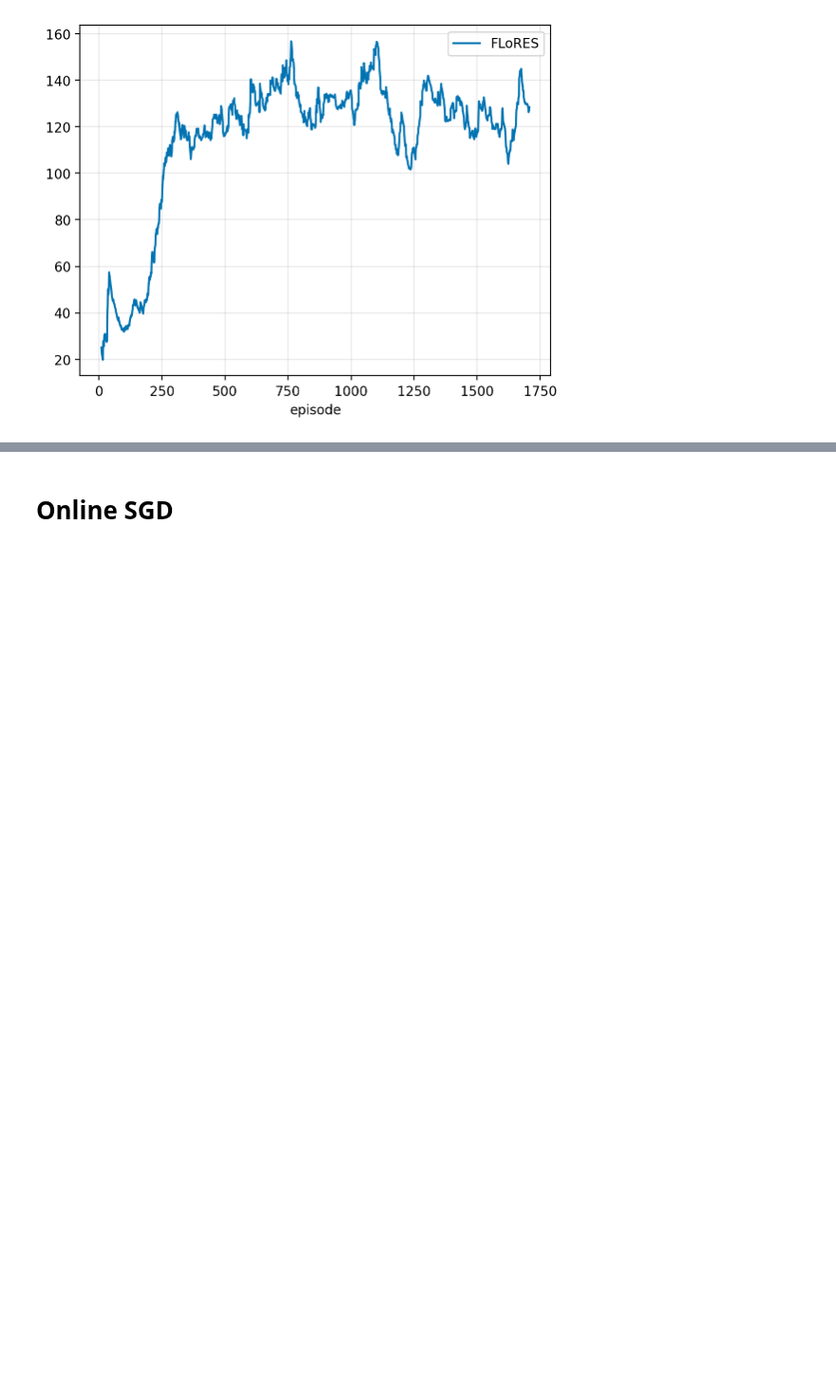
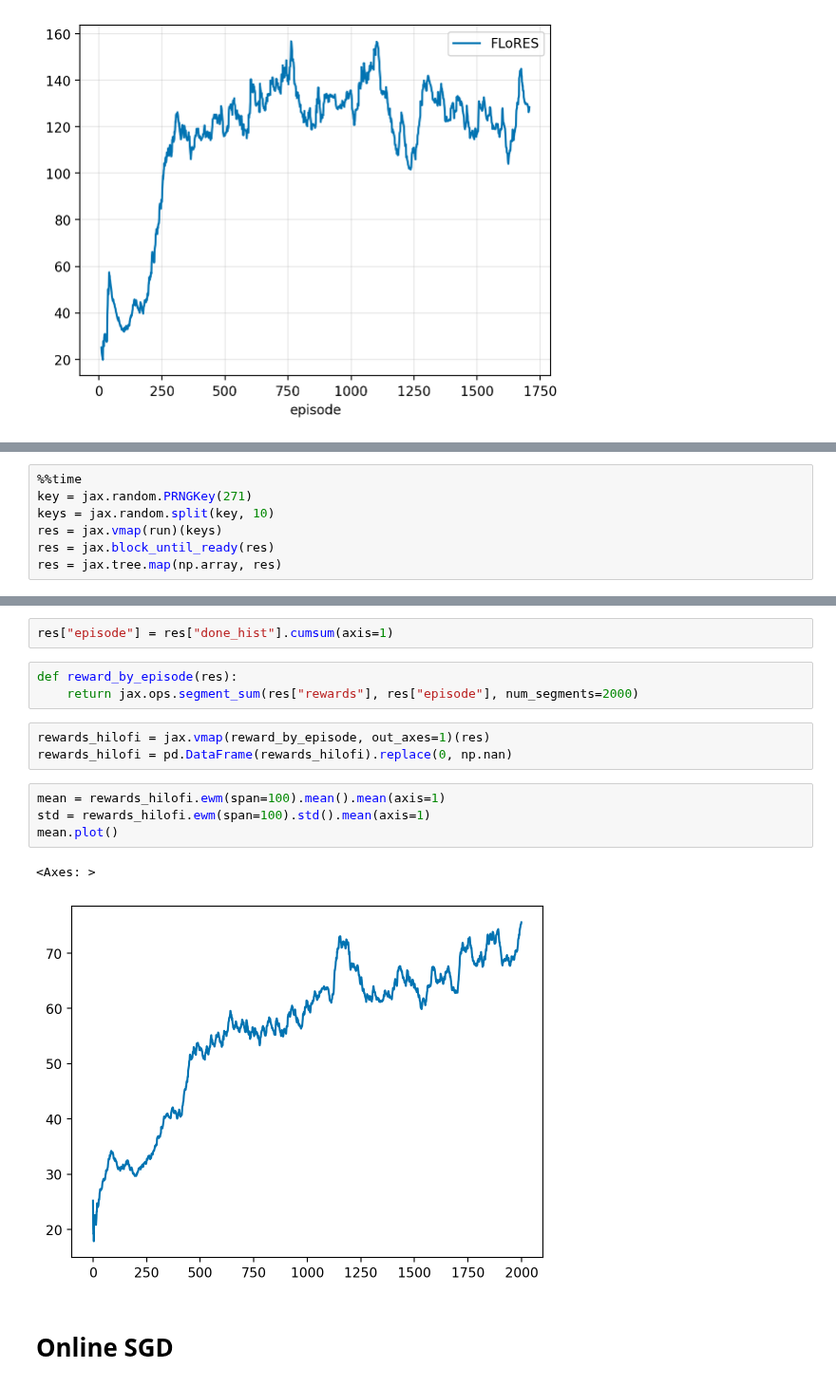
Before and after one commit to gerdm/low-rank-last-layer-inference, a Jupyter notebook: experiments/rl-toy.ipynb, the cells around one changed output, grey strips where cells are left out. Shown at 95% size. Cells and saved outputs as stored; diff of their text form; blank space fills up the shorter version.

```diff
--- a/experiments/rl-toy.ipynb
+++ b/experiments/rl-toy.ipynb
@@ -368,0 +401,7 @@ plt.grid(alpha=0.3)
+# %%
+%%time
+key = jax.random.PRNGKey(271)
+keys = jax.random.split(key, 10)
+res = jax.vmap(run)(keys)
+res = jax.block_until_ready(res)
+res = jax.tree.map(np.array, res)
@@ -369,3 +411,18 @@ plt.grid(alpha=0.3)
+# %%
+res["episode"] = res["done_hist"].cumsum(axis=1)
+# %%
+def reward_by_episode(res):
+    return jax.ops.segment_sum(res["rewards"], res["episode"], num_segments=2000)
+# %%
+rewards_hilofi = jax.vmap(reward_by_episode, out_axes=1)(res)
+rewards_hilofi = pd.DataFrame(rewards_hilofi).replace(0, np.nan)
+# %%
+mean = rewards_hilofi.ewm(span=100).mean().mean(axis=1)
+std = rewards_hilofi.ewm(span=100).std().mean(axis=1)
+mean.plot()
+# %% [output]
+<Axes: >
+[figure, added]
 # %% [markdown]
 # Online SGD
 # %%
```
Also changed, not shown: parts of 34 cells of this notebook.
